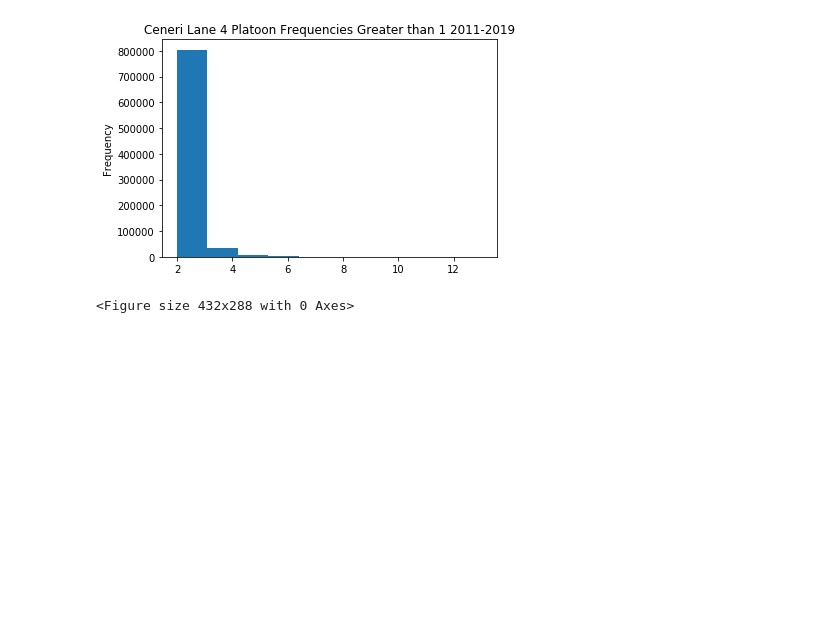
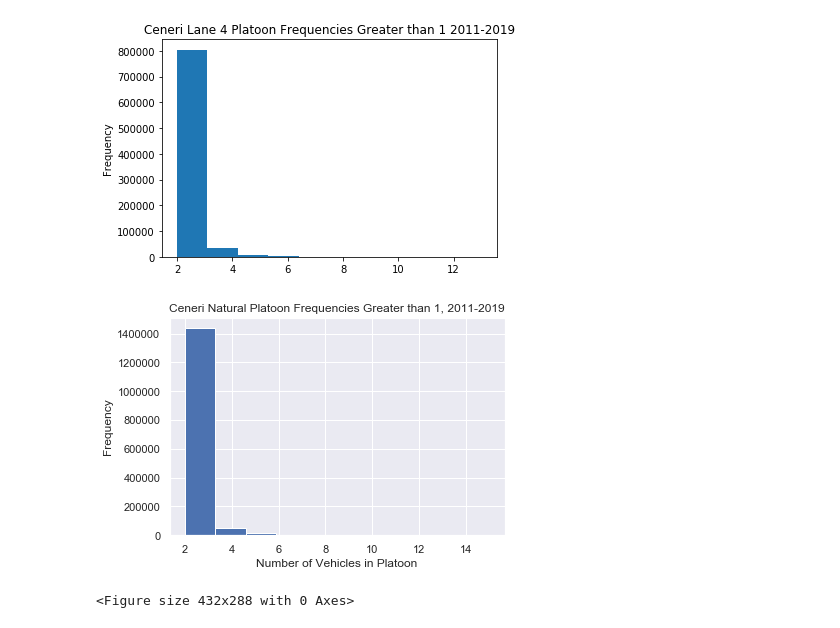
Before and after one commit to isdabelle/DigitalTwinBridges, a Jupyter notebook: PlatoonFinding.ipynb, the cells around one changed output. Saved outputs shown, nothing was run; the diff lists cells and outputs as text; code cells hidden in the pictures; blank space fills up the shorter version.

```diff
--- a/PlatoonFinding.ipynb
+++ b/PlatoonFinding.ipynb
@@ -122,6 +123,15 @@ df_ceneri = pd.concat(df_ceneri, ignore_index=True)
 station = "Ceneri"
 # %%
 df_ceneri.to_pickle('{}Data/2011_2019_platoon.pkl'.format(station))
+# %%
+df_ceneri = pd.read_pickle('CeneriData/2011_2019_platoon.pkl')
+# %%
+df_plot = df_ceneri[df_ceneri.Length > 1]
+ax = df_plot['Length'].plot.hist(bins=10, title= "{} Natural Platoon Frequencies Greater than 1, {}-{}".format('Ceneri', 2011, 2019))
+ax.set_xlabel('Number of Vehicles in Platoon')
+plt.show()
+# %% [output]
+[figure, added]
 # %%
 truck_type_graph(df_ceneri, True, station)
 # %% [output]
```
Also changed, not shown: parts of 2 cells of this notebook, 1 other file.
